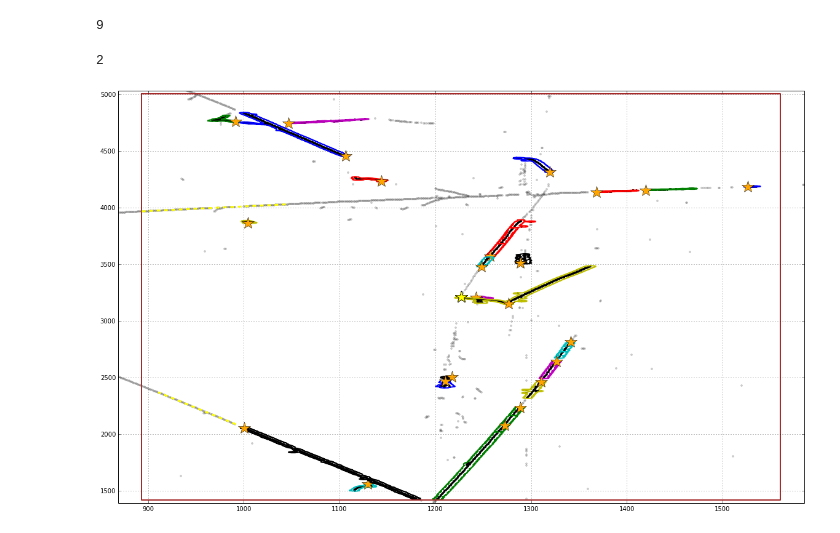
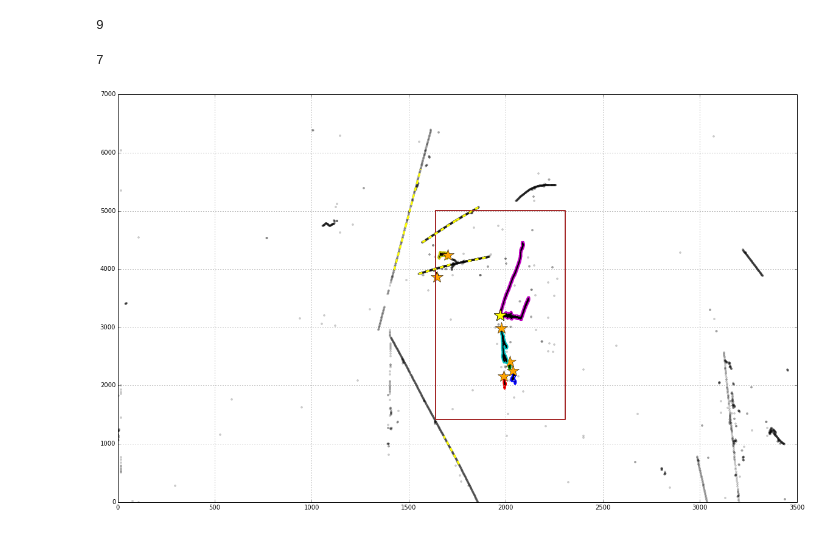
Before and after one commit to NevisUB/LArOpenCV, a Jupyter notebook: mac/explore/debug/check_user_info.ipynb, the cells around one changed output. Saved outputs shown, nothing was run; the diff lists cells and outputs as text; code cells hidden in the pictures.

```diff
--- a/mac/explore/debug/check_user_info.ipynb
+++ b/mac/explore/debug/check_user_info.ipynb
@@ -81,7 +81,7 @@ roiplane1 = event_user[5]
 roiplane2 = event_user[8]
 # %%
 #Show the ImageClusters
-plane=1
+plane=2
 sbc_data=event_user[plane]
 hsv = plt.get_cmap('jet')
 lors = hsv(np.linspace(0, 1.0, cluster_to_hit_ass.size()))
@@ -143,37 +143,37 @@ for ix,cluster in enumerate(cluster_to_hit_ass):
 
 exec("roi_data = roiplane%s"%plane)
 ##############################
 #put the bounding box in
 
 bbx=np.array(roi_data.get_darray('roi_bounds_x'))
 bby=np.array(roi_data.get_darray('roi_bounds_y'))
 
 bbx=np.append(bbx,bbx[0])
 bby=np.append(bby,bby[0])
 plt.plot(bbx,bby,'-',lw=2,color='brown')
 
-ax.set_xlim(bbx.min()-25,bbx.max()+25)
-ax.set_ylim(bby.min()-25,bby.max()+25)
+#ax.set_xlim(bbx.min()-25,bbx.max()+25)
+#ax.set_ylim(bby.min()-25,bby.max()+25)
 
 ##############################
 #can we overlay the hough lines?
 exec("houghdata = houghplane%s"%plane)
 nlines=houghdata.get_int('N_lines')
 print nlines
 for n in xrange(nlines):
     x1=houghdata.get_double("line_{}_x1".format(n))
     y1=houghdata.get_double("line_{}_y1".format(n))
     x2=houghdata.get_double("line_{}_x2".format(n))
     y2=houghdata.get_double("line_{}_y2".format(n))
     ax.plot([y1,y2],[x1,x2],'--',lw=3,color='yellow')
 
 
 
 plt.grid()
 plt.show()
 # %% [output]
-2
+7
-[figure, old version]
+[figure, new version]
 # %%
 plane2.dump_contents()
 # %%
```
Also changed, not shown: parts of 1 cell of this notebook, 1 other file.
